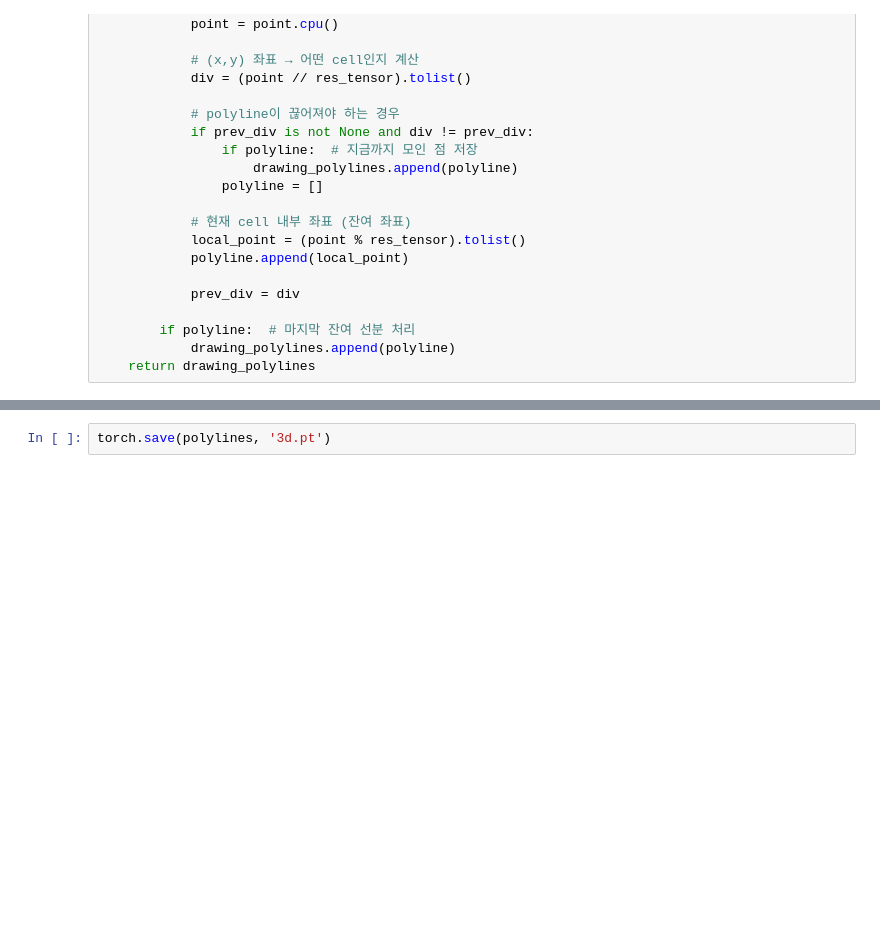
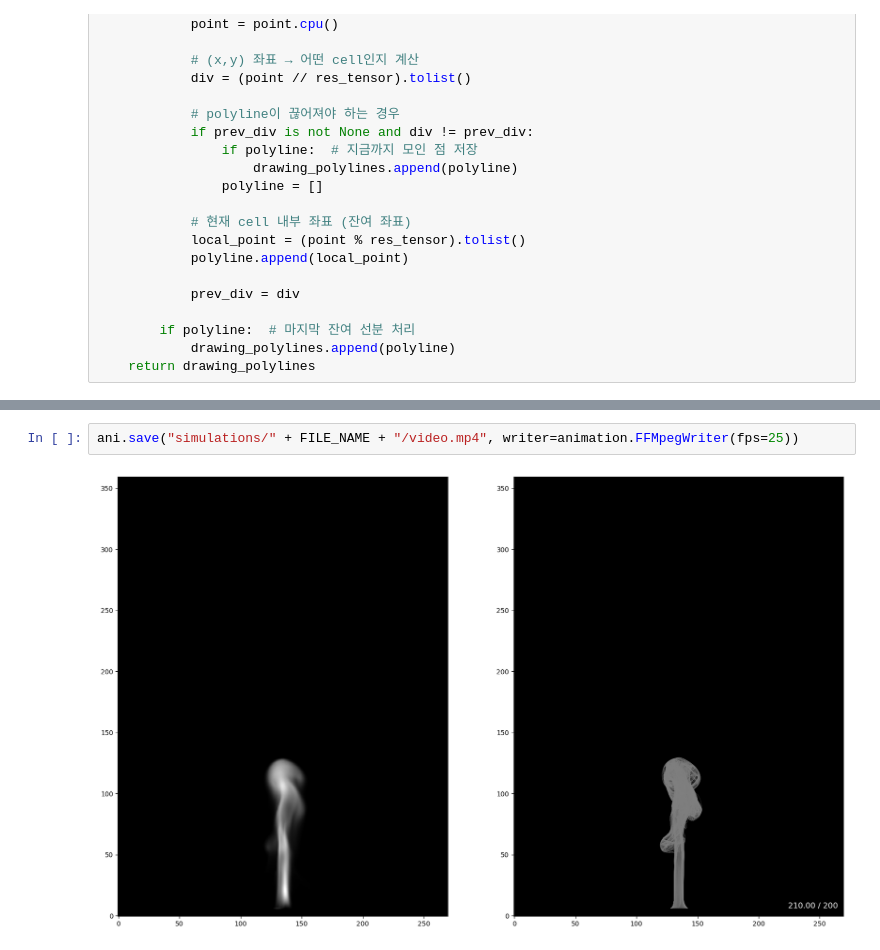
Before and after one commit to teo646/stable_fluid, a Jupyter notebook: 3d.ipynb, the cells around one changed output, grey strips where cells are left out. Saved outputs shown, nothing was run; the diff lists cells and outputs as text; blank space fills up the shorter version.

```diff
--- a/3d.ipynb
+++ b/3d.ipynb
@@ -291,2 +442,4 @@ Computing 442.5's image of 450's
 # %%
-torch.save(polylines, '3d.pt')
+ani.save("simulations/" + FILE_NAME + "/video.mp4", writer=animation.FFMpegWriter(fps=25))
+# %% [output]
+[figure, added]
```
Also changed, not shown: parts of 11 cells of this notebook, 2 other files.
